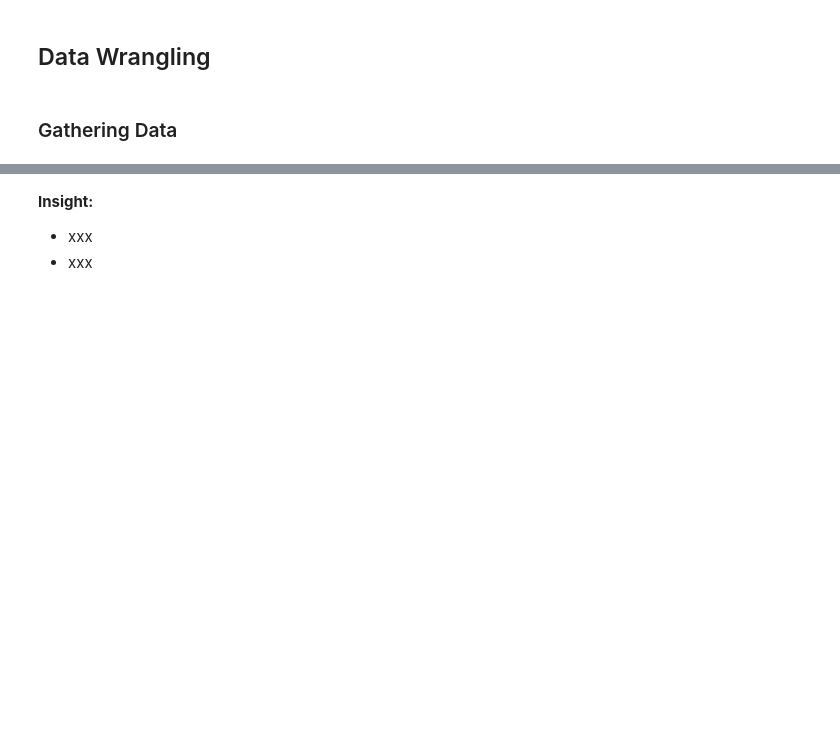
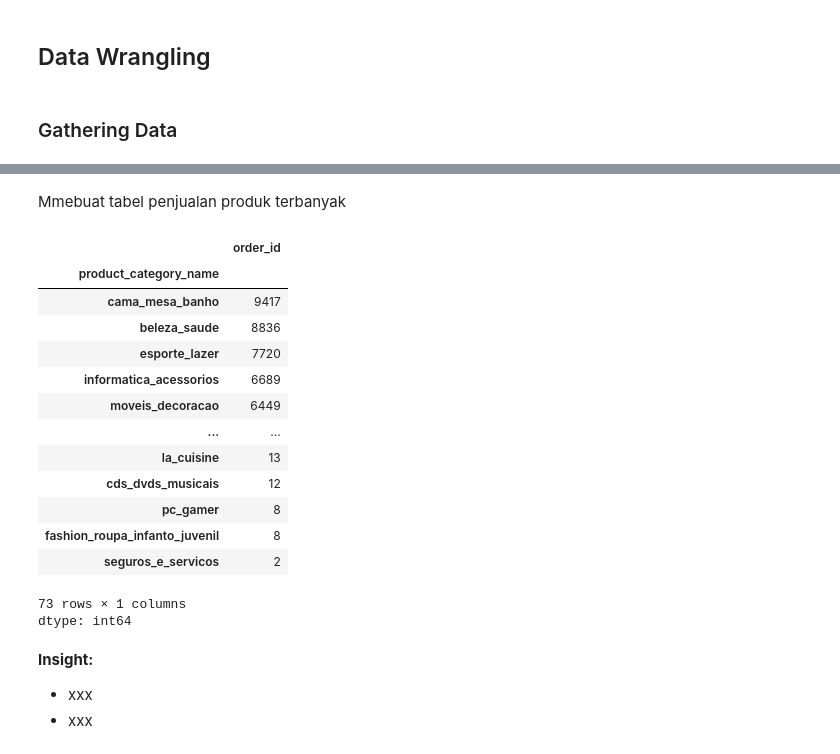
Before and after one commit to anggaxvi/Analisis-Data-E-Commerce, a Jupyter notebook: notebook.ipynb, the cells around one changed output, grey strips where cells are left out. Drawn from its saved outputs; the diff is of its cells as text; code cells hidden in the pictures; blank space fills up the shorter version.

```diff
--- a/notebook.ipynb
+++ b/notebook.ipynb
@@ -34,3 +54,31 @@ order_df.head()
+# %% [markdown]
+Mmebuat tabel penjualan produk terbanyak
+# %%
+produk_terbanyak_df = pd.merge(
+    left=order_df,
+    right=product_df,
+    how="outer",
+    left_on="product_id",
+    right_on="product_id"
+)
+
+produk_terbanyak_df.groupby(by="product_category_name").order_id.nunique().sort_values(ascending=False)
+# %% [output]
+|  | order_id |
+| product_category_name |  |
+| cama_mesa_banho | 9417 |
+| beleza_saude | 8836 |
+| esporte_lazer | 7720 |
+| informatica_acessorios | 6689 |
+| moveis_decoracao | 6449 |
+| ... | ... |
+| la_cuisine | 13 |
+| cds_dvds_musicais | 12 |
+| pc_gamer | 8 |
+| fashion_roupa_infanto_juvenil | 8 |
+| seguros_e_servicos | 2 |
+73 rows × 1 columns
+dtype: int64
 # %% [markdown]
 **Insight:**
 - xxx
```
Also changed, not shown: parts of 2 cells of this notebook.
